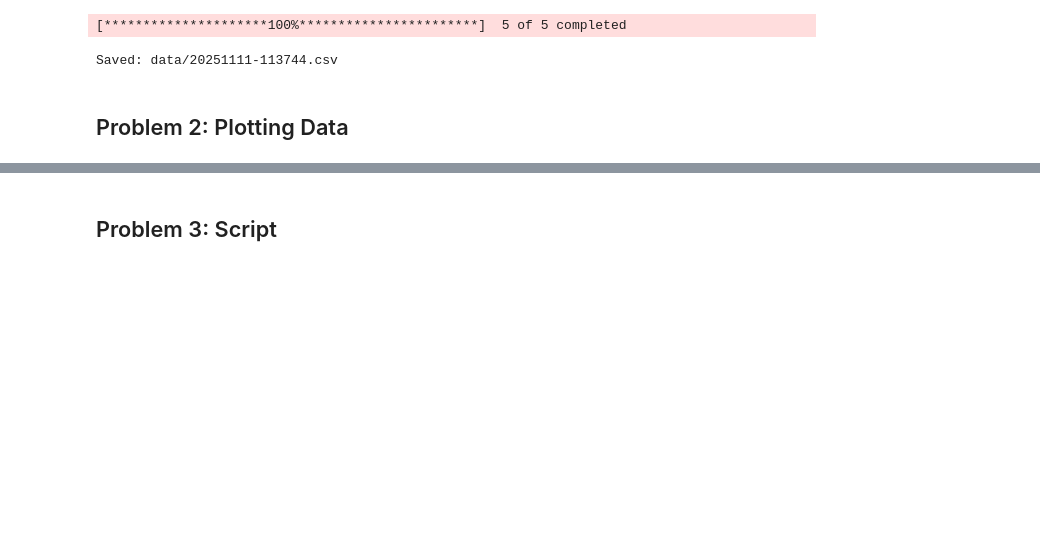
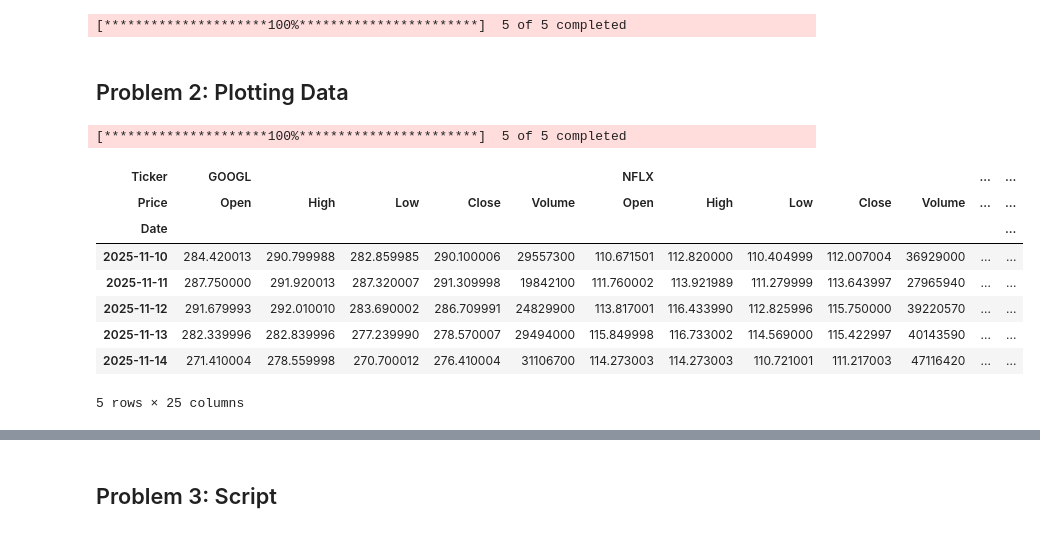
Before and after one commit to JoannaMnich/Computer-Infrastructure, a Jupyter notebook: problems.ipynb, the cells around one changed output, grey strips where cells are left out. Cells and saved outputs as stored; diff of their text form; code cells hidden in the pictures; blank space fills up the shorter version.

```diff
--- a/problems.ipynb
+++ b/problems.ipynb
@@ -49,12 +49,6 @@ df=get_data(tickers,period="5d", interval="1d")
 # Date time:
 # Used to record the exact date and time
 # See: https://docs.python.org/3/library/datetime.html
-# %%
-filename = "data/" + dt.datetime.now().strftime("%Y%m%d-%H%M%S") + ".csv"
-df.to_csv(filename)
-print("Saved:", filename)
-# %% [output]
-Saved: data/20251111-113744.csv
 # %% [markdown]
 ## Problem 2: Plotting Data
 # %%
@@ -65,5 +58,21 @@ from datetime import datetime
 # %%
-# ....
+tickers = ["META", "AAPL", "AMZN", "NFLX", "GOOGL"]
+def get_data(tickers, period="5d", interval="1h"):
+    data = yf.download(tickers, period=period, interval=interval, group_by='ticker', auto_adjust=True)
+    return data
+df=get_data(tickers,period="5d", interval="1d")
+df.head()
+# %% [output]
+[*********************100%***********************]  5 of 5 completed
+| Ticker | GOOGL |  |  |  |  | NFLX |  |  |  |  | ... | ... |
+| Price | Open | High | Low | Close | Volume | Open | High | Low | Close | Volume | ... | ... |
+| Date |  |  |  |  |  |  |  |  |  |  |  | ... |
+| 2025-11-10 | 284.420013 | 290.799988 | 282.859985 | 290.100006 | 29557300 | 110.671501 | 112.820000 | 110.404999 | 112.007004 | 36929000 | ... | ... |
+| 2025-11-11 | 287.750000 | 291.920013 | 287.320007 | 291.309998 | 19842100 | 111.760002 | 113.921989 | 111.279999 | 113.643997 | 27965940 | ... | ... |
+| 2025-11-12 | 291.679993 | 292.010010 | 283.690002 | 286.709991 | 24829900 | 113.817001 | 116.433990 | 112.825996 | 115.750000 | 39220570 | ... | ... |
+| 2025-11-13 | 282.339996 | 282.839996 | 277.239990 | 278.570007 | 29494000 | 115.849998 | 116.733002 | 114.569000 | 115.422997 | 40143590 | ... | ... |
+| 2025-11-14 | 271.410004 | 278.559998 | 270.700012 | 276.410004 | 31106700 | 114.273003 | 114.273003 | 110.721001 | 111.217003 | 47116420 | ... | ... |
+5 rows × 25 columns
 # %%
 def plot_data():
     # Ensure folders exist
```
Also changed, not shown: parts of 4 cells of this notebook, 4 other files.
